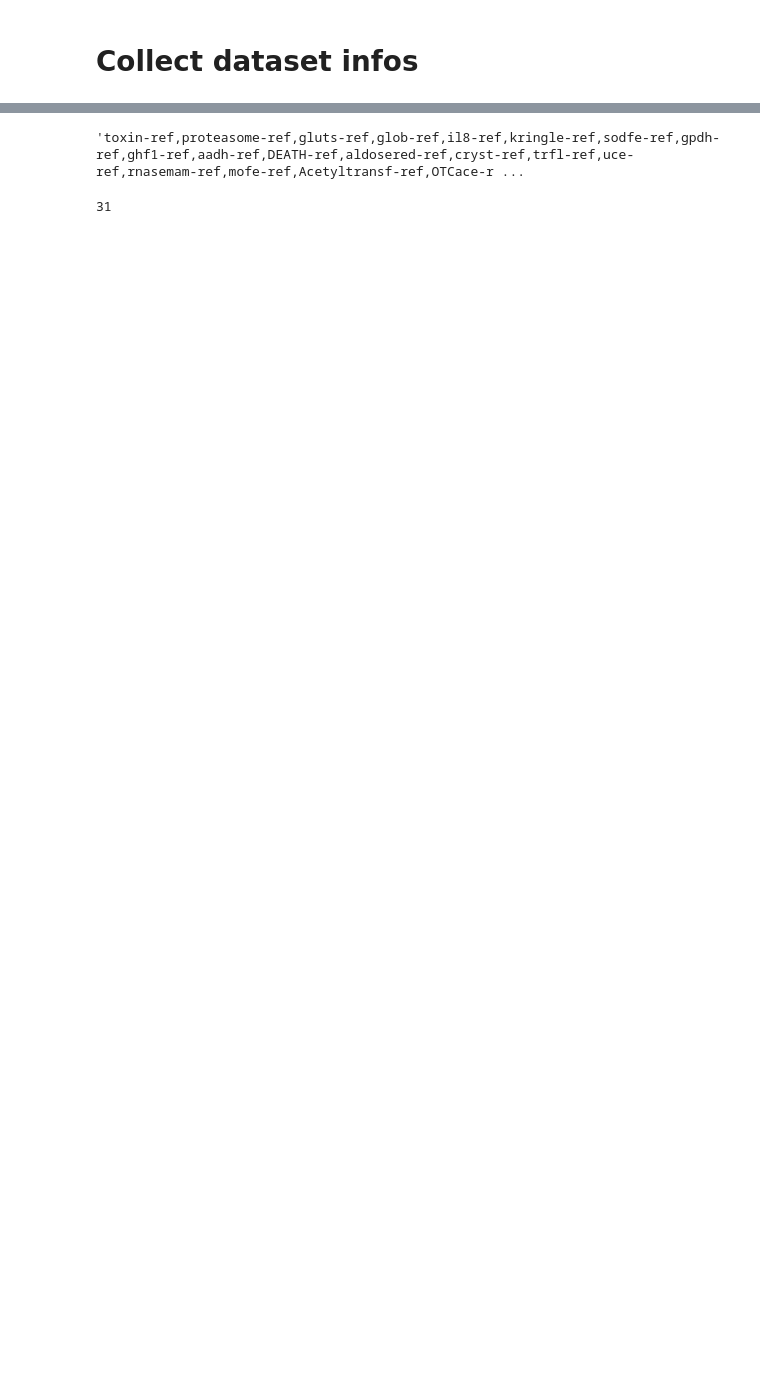
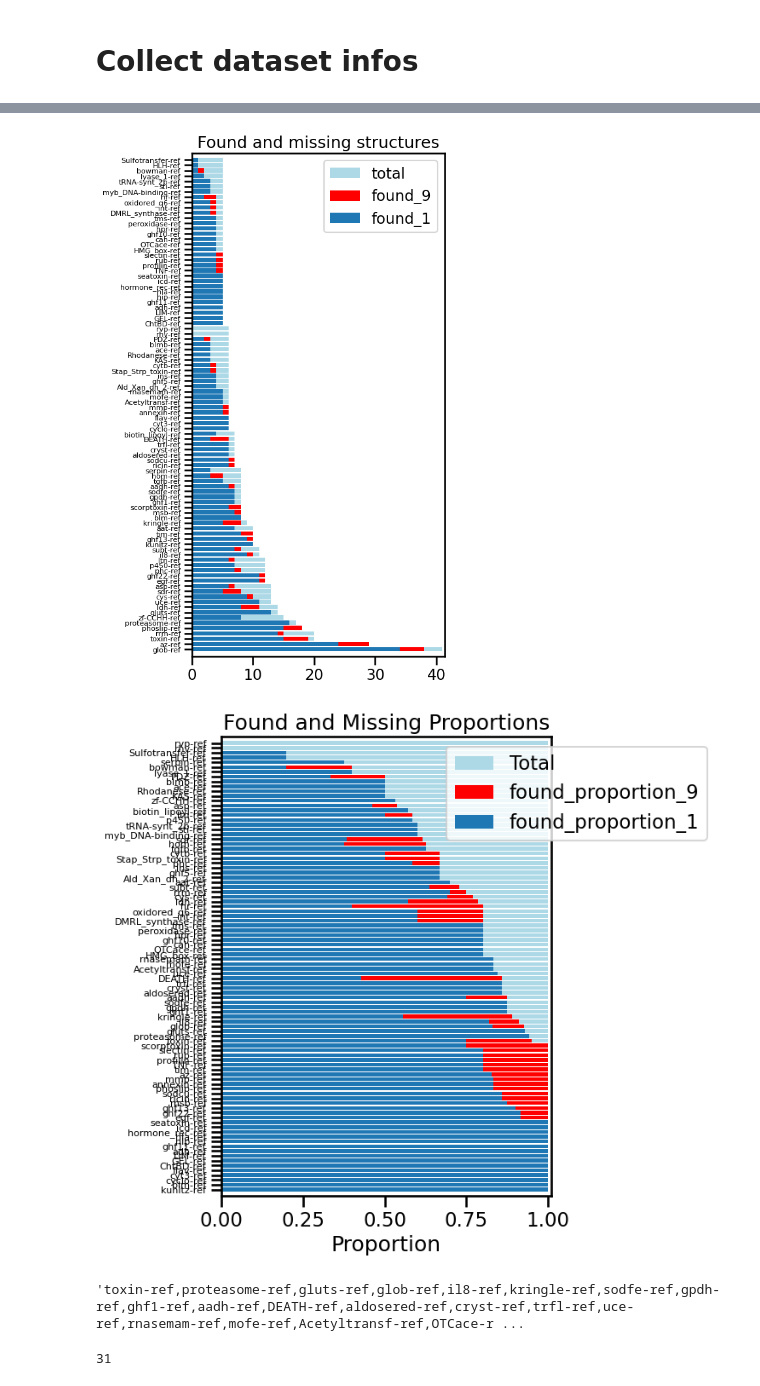
Before and after one commit to luisas/get_structures, a Jupyter notebook: notebook/check_retrieved_structures.ipynb, the cells around one changed output, grey strips where cells are left out. Saved outputs shown, nothing was run; the diff lists cells and outputs as text; code cells hidden in the pictures; blank space fills up the shorter version.

```diff
--- a/notebook/check_retrieved_structures.ipynb
+++ b/notebook/check_retrieved_structures.ipynb
@@ -109,3 +118,37 @@ plt.show()
+# %%
+# Combined
+hits = hits_1_summary.merge(hits_9_summary, on = ["family", "n_sequences"], how = "outer", suffixes= ("_1", "_9")).drop(columns = ["label_1", "label_9"]).fillna(0)
+hits = hits.sort_values(by=['n_sequences', "found_9", "found_1"], ascending=False)
+plt.figure(figsize=(5, 10))
+plt.rc('ytick', labelsize=8)
+plt.barh(hits.family, hits.n_sequences, label = "total", color = "lightblue")
+plt.barh(hits.family, hits.found_9, label = "found_9", color = "red")
+plt.barh(hits.family, hits.found_1, label = "found_1")
+plt.title("Found and missing structures")
+plt.legend(loc = "upper right")
+plt.margins(0.01)
+plt.show()
+
+# Sort by the found_proportion in descending order
+hits = hits.sort_values(by=['found_proportion_9', "found_proportion_1"], ascending=False)
+hits["total"] = 1
+plt.figure(figsize=(5, 7))
+# make labels smalle
+plt.rc('ytick', labelsize=8)
+# Plot found proportions
+plt.barh(hits.family, hits['total'], label="Total", color = "lightblue")
+# Plot missing proportions next to found proportions
+plt.barh(hits.family, hits.found_proportion_9, label="found_proportion_9", color="red")
+plt.barh(hits.family, hits.found_proportion_1, label="found_proportion_1")
+
+plt.title("Found and Missing Proportions" )
+plt.xlabel("Proportion")
+plt.legend(loc="upper right", bbox_to_anchor=(1.5, 1))
+plt.margins(0.01)
+plt.show()
+# %% [output]
+[figure, added]
+[figure, added]
 # %%
 hits_missing = hits[hits.missing > 0]
 ",".join(hits_missing.family.tolist())
```
Also changed, not shown: parts of 11 cells of this notebook, 5 other files.
